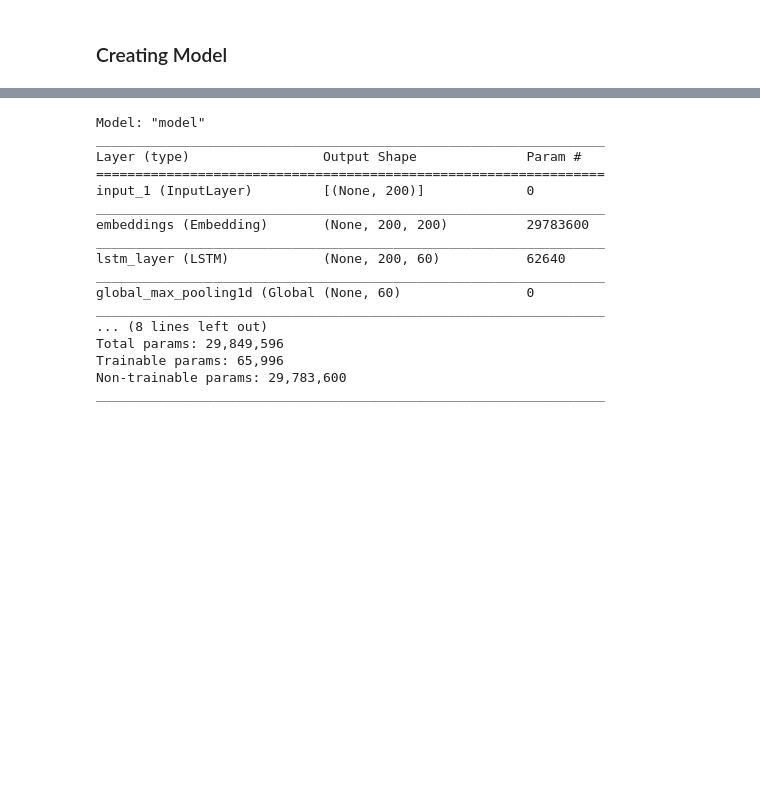
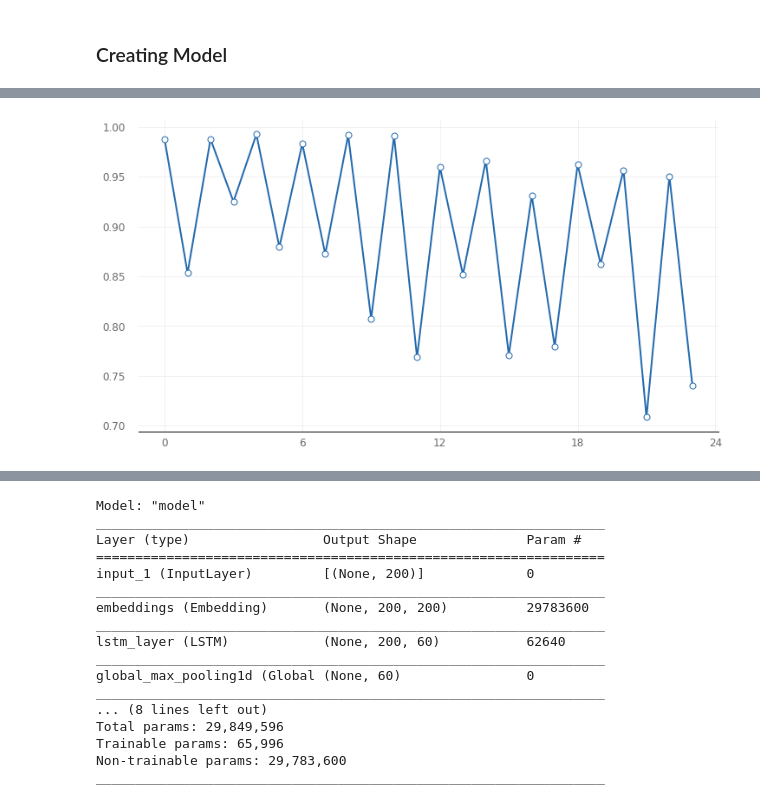
Before and after one commit to shaunak09vb/Toxic-Comment-Classifier-using-Deep-Learning, a Jupyter notebook: NLP_LSTM.ipynb, the cells around one changed output, grey strips where cells are left out. Saved outputs shown, nothing was run; the diff lists cells and outputs as text; code cells hidden in the pictures; blank space fills up the shorter version.

```diff
--- a/NLP_LSTM.ipynb
+++ b/NLP_LSTM.ipynb
@@ -894,0 +834,4 @@ print(" Completed!")
+# %%
+analyze_object.plot_line('accuracy')
+# %% [output]
+[figure, added]
```
Also changed, not shown: parts of 37 cells of this notebook.
